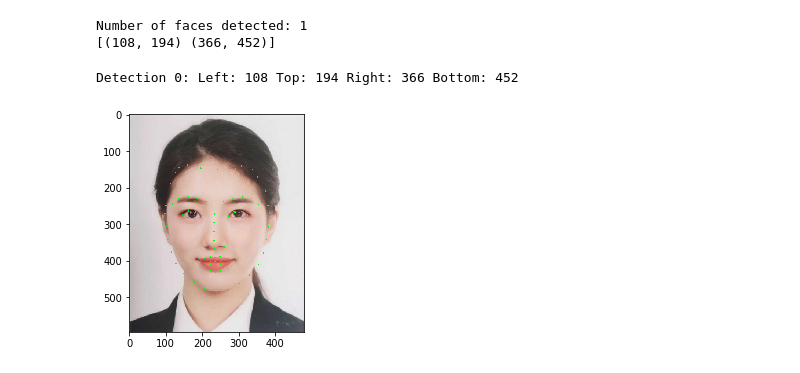
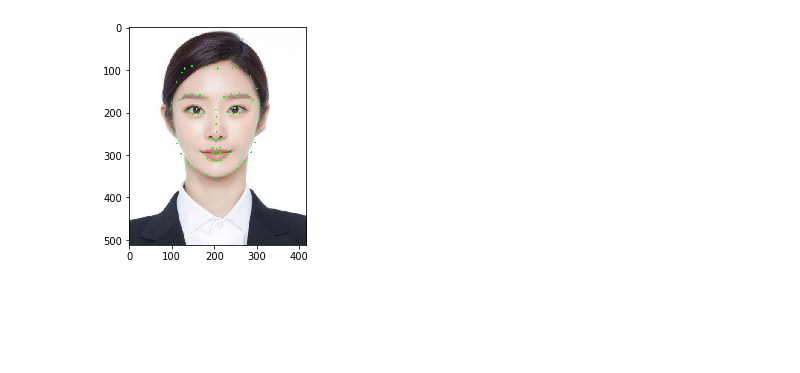
Before and after one commit to roche-MH/etching, a Jupyter notebook: GoldenRatio/FaceRatio.ipynb, the cells around one changed output. Drawn from its saved outputs; the diff is of its cells as text; code cells hidden in the pictures; blank space fills up the shorter version.

Commit message:
FaceRatio : MJ

```diff
--- a/GoldenRatio/FaceRatio.ipynb
+++ b/GoldenRatio/FaceRatio.ipynb
@@ -21,28 +20,24 @@ def imshow(tit, image) :
 predictor = dlib.shape_predictor("shape_predictor_81_face_landmarks.dat")
 detector = dlib.get_frontal_face_detector()
 # %%
-frame = cv2.imread("./imgs/suzy.jpg")
+frame = cv2.imread("./imgs/jubin.jpg")
 gray = cv2.cvtColor(frame, cv2.COLOR_BGR2GRAY)
 rects = detector(gray, 0)
-print("Number of faces detected: {}".format(len(rects)))
-for r in rects :
-    print(r)
+# print("Number of faces detected: {}".format(len(rects)))
+# for r in rects :
+#     print(r)
-# %% [output]
-Number of faces detected: 1
-[(108, 194) (366, 452)]
 # %%
 for k, d in enumerate(rects):
-        print("Detection {}: Left: {} Top: {} Right: {} Bottom: {}".format(
-            k, d.left(), d.top(), d.right(), d.bottom()))
+#         print("Detection {}: Left: {} Top: {} Right: {} Bottom: {}".format(
+#             k, d.left(), d.top(), d.right(), d.bottom()))
         shape = predictor(gray, d)
         shape = face_utils.shape_to_np(shape) #객체 내에서 필요한 좌표 정보만 넘파이 객체로 뽑음
         for (x, y) in shape:
           cv2.circle(frame, (x, y), 2, (0, 255, 0), -1)
 
 imshow("", frame)
 # %% [output]
-Detection 0: Left: 108 Top: 194 Right: 366 Bottom: 452
-[figure, old version]
+[figure, new version]
 # %%
 import math
 
```
Also changed, not shown: parts of 14 cells of this notebook.
